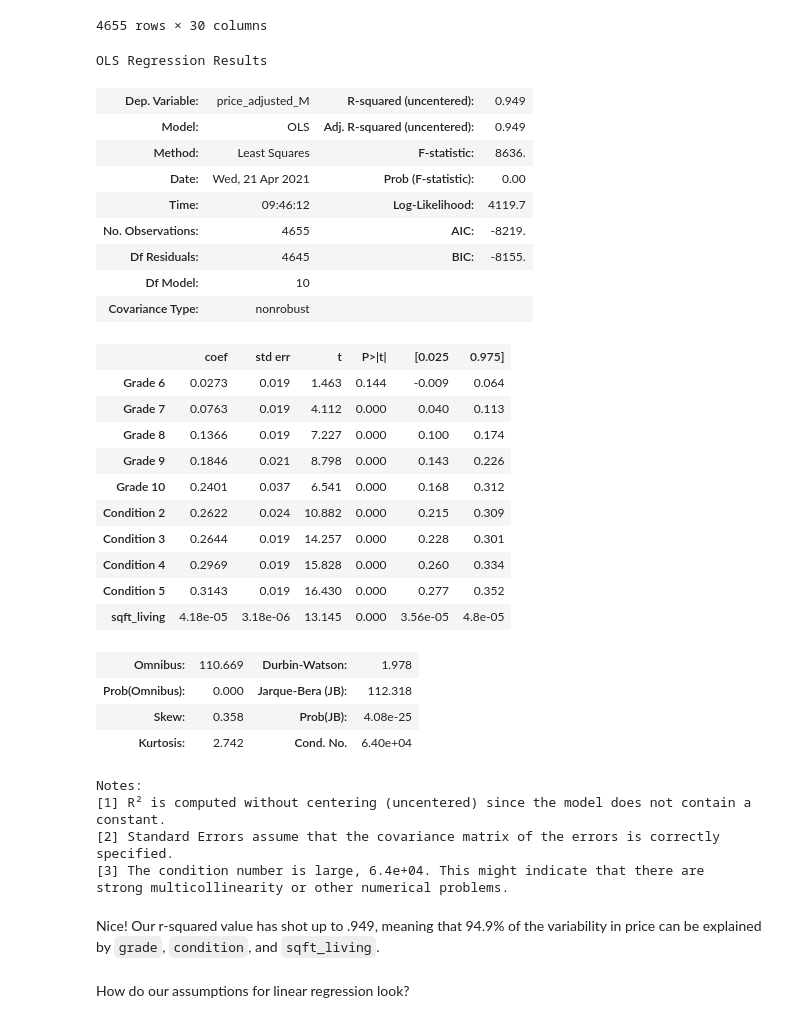
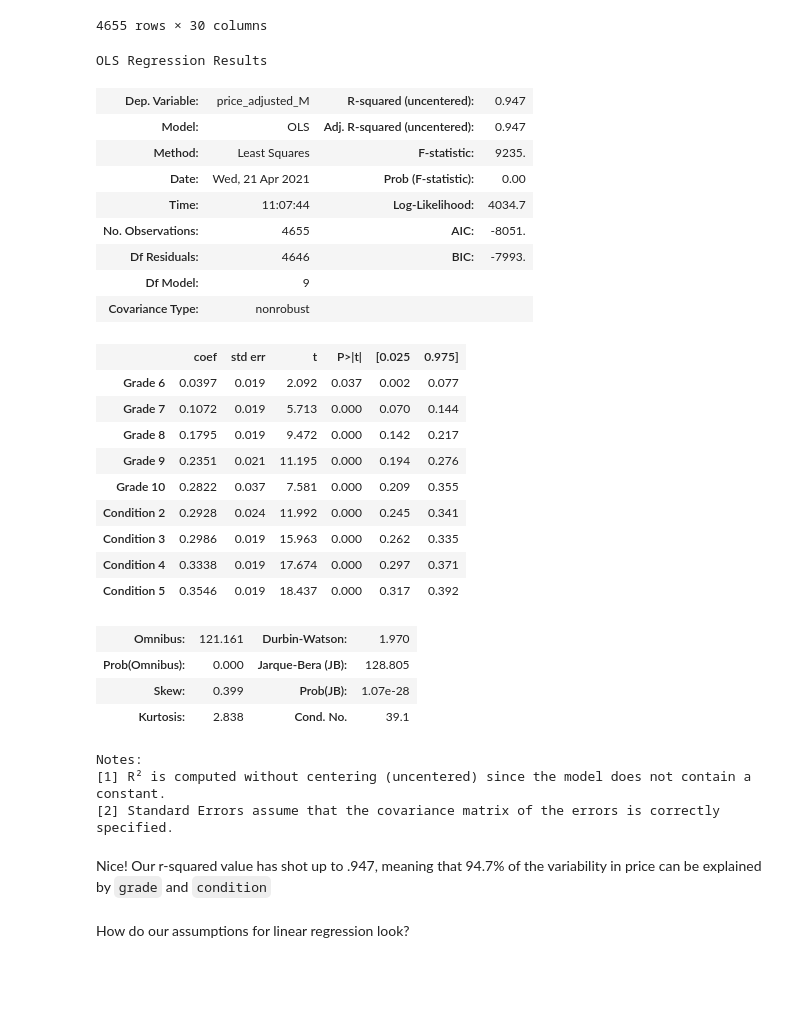
Before and after one commit to cdlc01/Housing_Analysis, a Jupyter notebook: David_and_Chris Notebook DataFrame Analysis.ipynb, the cells around one changed output. Drawn from its saved outputs; the diff is of its cells as text; code cells hidden in the pictures; blank space fills up the shorter version.

```diff
--- a/David_and_Chris Notebook DataFrame Analysis.ipynb
+++ b/David_and_Chris Notebook DataFrame Analysis.ipynb
@@ -107,6 +107,24 @@ def make_month(string):
         return 'Nov'
     if string[:2] == '12':
         return 'Dec'
+
+#Checks for houses with the SAME latitude and longitude and keeps only the house with the latest
+#year while deleting the records for the others (the house with the most recent year is the most
+#relevant)
+lat_long = {}
+for a, b in zip(df['lat'].values, df['long'].values):
+    if (a, b) not in list(lat_long.keys()):
+        lat_long[(a, b)] = 1
+    else:
+        lat_long[(a, b)] += 1
+for item in list(lat_long.keys()):
+    if lat_long[item] < 2:
+        del lat_long[item]
+for item in list(lat_long.keys()):
+        dfx = df[(df.lat == item[0]) & (df.long == item[1])]
+        for id_d in dfx['id'].values:
+            if dfx.loc[dfx['id'] == id_d]['yr_built'].values[0] != max(dfx['yr_built'].values):
+                df = df.drop([df.loc[df['id'] == id_d].index[0]])
 
 #Drops irrelevent fields
 df_alt = df.drop(['id', 'date', 'yr_built', 'yr_renovated', 'view'], axis = 1)
@@ -764,46 +782,43 @@ df_seattle_no_outliers
 # %%
 #For regression
 x_variables = ['Grade 6','Grade 7','Grade 8','Grade 9','Grade 10',
-                                   'Condition 2', 'Condition 3', 'Condition 4', 'Condition 5','sqft_living']
+                                   'Condition 2', 'Condition 3', 'Condition 4', 'Condition 5']
 
 df_x = df_seattle_no_outliers[x_variables]
 df_y = df_seattle_no_outliers['price_adjusted_M']
 
 model = sm.OLS(df_y, df_x).fit()
 model.summary()
 # %% [output]
 OLS Regression Results
-| Dep. Variable: | price_adjusted_M | R-squared (uncentered): | 0.949 |
-| Model: | OLS | Adj. R-squared (uncentered): | 0.949 |
-| Method: | Least Squares | F-statistic: | 8636. |
+| Dep. Variable: | price_adjusted_M | R-squared (uncentered): | 0.947 |
+| Model: | OLS | Adj. R-squared (uncentered): | 0.947 |
+| Method: | Least Squares | F-statistic: | 9235. |
 | Date: | Wed, 21 Apr 2021 | Prob (F-statistic): | 0.00 |
-| Time: | 09:46:12 | Log-Likelihood: | 4119.7 |
-| No. Observations: | 4655 | AIC: | -8219. |
-| Df Residuals: | 4645 | BIC: | -8155. |
-| Df Model: | 10 |  |  |
+| Time: | 11:07:44 | Log-Likelihood: | 4034.7 |
+| No. Observations: | 4655 | AIC: | -8051. |
+| Df Residuals: | 4646 | BIC: | -7993. |
+| Df Model: | 9 |  |  |
 | Covariance Type: | nonrobust |  |  |
 |  | coef | std err | t | P>|t| | [0.025 | 0.975] |
-| Grade 6 | 0.0273 | 0.019 | 1.463 | 0.144 | -0.009 | 0.064 |
-| Grade 7 | 0.0763 | 0.019 | 4.112 | 0.000 | 0.040 | 0.113 |
-| Grade 8 | 0.1366 | 0.019 | 7.227 | 0.000 | 0.100 | 0.174 |
-| Grade 9 | 0.1846 | 0.021 | 8.798 | 0.000 | 0.143 | 0.226 |
-| Grade 10 | 0.2401 | 0.037 | 6.541 | 0.000 | 0.168 | 0.312 |
-| Condition 2 | 0.2622 | 0.024 | 10.882 | 0.000 | 0.215 | 0.309 |
-| Condition 3 | 0.2644 | 0.019 | 14.257 | 0.000 | 0.228 | 0.301 |
-| Condition 4 | 0.2969 | 0.019 | 15.828 | 0.000 | 0.260 | 0.334 |
-| Condition 5 | 0.3143 | 0.019 | 16.430 | 0.000 | 0.277 | 0.352 |
-| sqft_living | 4.18e-05 | 3.18e-06 | 13.145 | 0.000 | 3.56e-05 | 4.8e-05 |
+| Grade 6 | 0.0397 | 0.019 | 2.092 | 0.037 | 0.002 | 0.077 |
+| Grade 7 | 0.1072 | 0.019 | 5.713 | 0.000 | 0.070 | 0.144 |
+| Grade 8 | 0.1795 | 0.019 | 9.472 | 0.000 | 0.142 | 0.217 |
+| Grade 9 | 0.2351 | 0.021 | 11.195 | 0.000 | 0.194 | 0.276 |
+| Grade 10 | 0.2822 | 0.037 | 7.581 | 0.000 | 0.209 | 0.355 |
+| Condition 2 | 0.2928 | 0.024 | 11.992 | 0.000 | 0.245 | 0.341 |
+| Condition 3 | 0.2986 | 0.019 | 15.963 | 0.000 | 0.262 | 0.335 |
+| Condition 4 | 0.3338 | 0.019 | 17.674 | 0.000 | 0.297 | 0.371 |
+| Condition 5 | 0.3546 | 0.019 | 18.437 | 0.000 | 0.317 | 0.392 |
-| Omnibus: | 110.669 | Durbin-Watson: | 1.978 |
-| Prob(Omnibus): | 0.000 | Jarque-Bera (JB): | 112.318 |
-| Skew: | 0.358 | Prob(JB): | 4.08e-25 |
-| Kurtosis: | 2.742 | Cond. No. | 6.40e+04 |
+| Omnibus: | 121.161 | Durbin-Watson: | 1.970 |
+| Prob(Omnibus): | 0.000 | Jarque-Bera (JB): | 128.805 |
+| Skew: | 0.399 | Prob(JB): | 1.07e-28 |
+| Kurtosis: | 2.838 | Cond. No. | 39.1 |
 Notes:
 [1] R² is computed without centering (uncentered) since the model does not contain a constant.
 [2] Standard Errors assume that the covariance matrix of the errors is correctly specified.
-[3] The condition number is large, 6.4e+04. This might indicate that there are
-strong multicollinearity or other numerical problems.
 # %% [markdown]
-Nice!  Our r-squared value has shot up to .949, meaning that 94.9% of the variability in price can be explained by `grade`, `condition`, and `sqft_living`.
+Nice!  Our r-squared value has shot up to .947, meaning that 94.7% of the variability in price can be explained by `grade` and `condition`
 # %% [markdown]
 How do our assumptions for linear regression look?
 # %%
```
Also changed, not shown: parts of 26 cells of this notebook, 1 other file.
